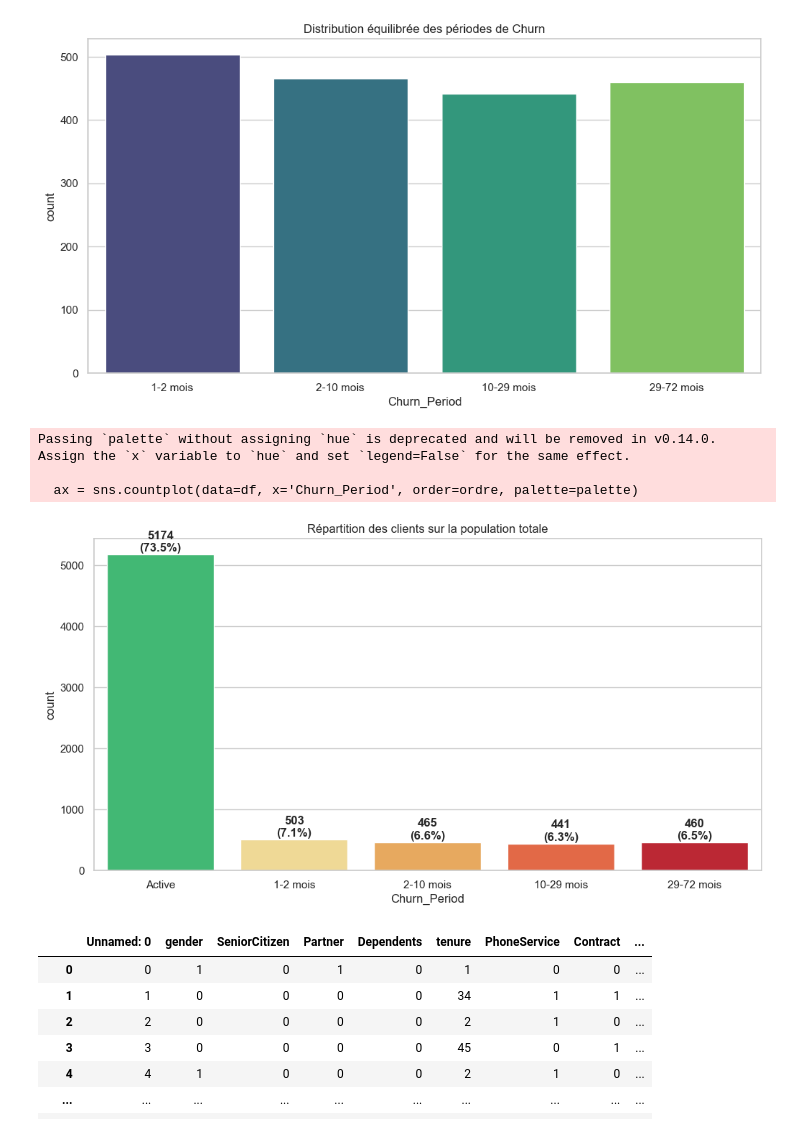
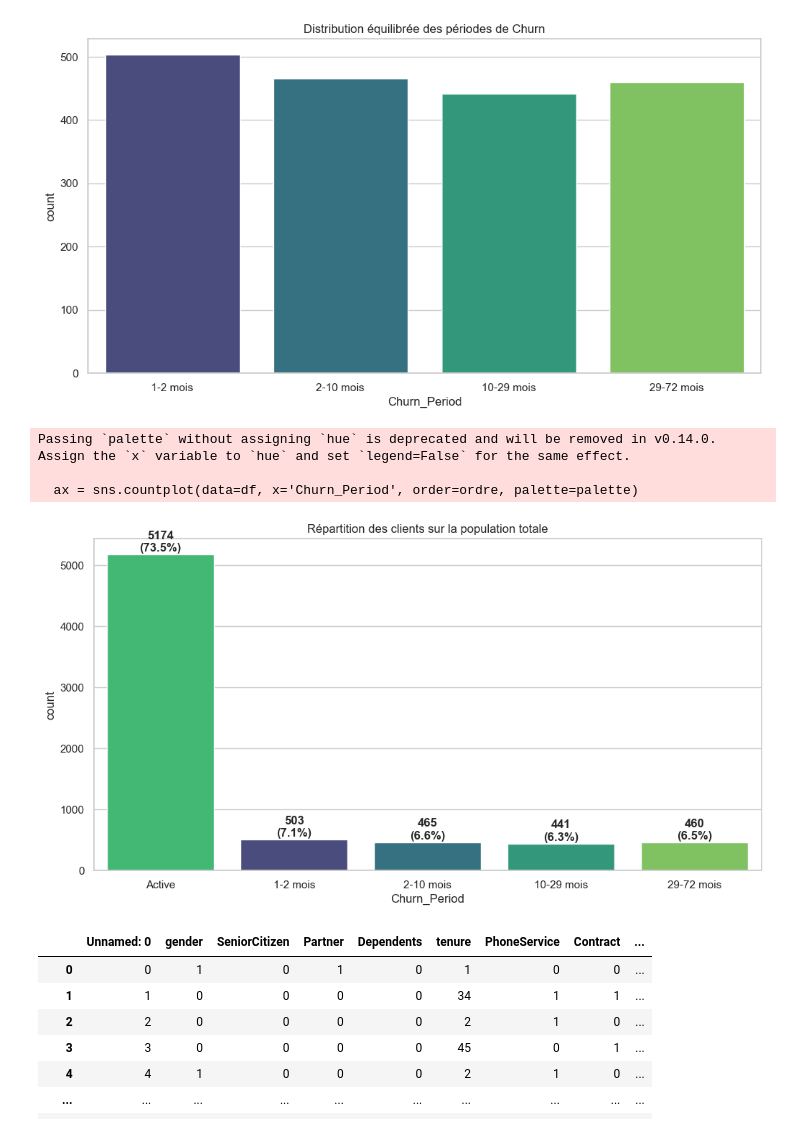
Before and after one commit to Bapt1st3/Telco_Customer_Prediction, a Jupyter notebook: data_prep copy.ipynb, the cells around one changed output. Cells and saved outputs as stored; diff of their text form; code cells hidden in the pictures.

```diff
--- a/data_prep copy.ipynb
+++ b/data_prep copy.ipynb
@@ -425,24 +425,24 @@ Passing `palette` without assigning `hue` is deprecated and will be removed in v
 # %%
 # 4. Visualisation
 plt.figure(figsize=(12, 6))
 ordre = ['Active'] + labels
 
-palette = ['#2ecc71'] + sns.color_palette("YlOrRd", len(labels))
+palette = ['#2ecc71'] + sns.color_palette("viridis", len(labels))
 
 ax = sns.countplot(data=df, x='Churn_Period', order=ordre, palette=palette)
 
 total = len(df)
 for p in ax.patches:
     ax.annotate(f'{int(p.get_height())}\n({100*p.get_height()/total:.1f}%)',
                 (p.get_x()+0.4, p.get_height()+50), ha='center', fontweight='bold')
 
 plt.title('Répartition des clients sur la population totale')
 plt.show()
 # %% [output]
 Passing `palette` without assigning `hue` is deprecated and will be removed in v0.14.0. Assign the `x` variable to `hue` and set `legend=False` for the same effect.
 
   ax = sns.countplot(data=df, x='Churn_Period', order=ordre, palette=palette)
-[figure, old version]
+[figure, new version]
 # %%
 df
 # %% [output]
```
Also changed, not shown: 3 other files.
